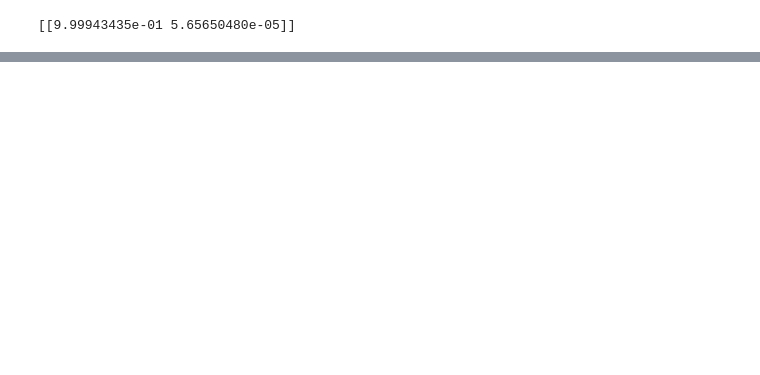
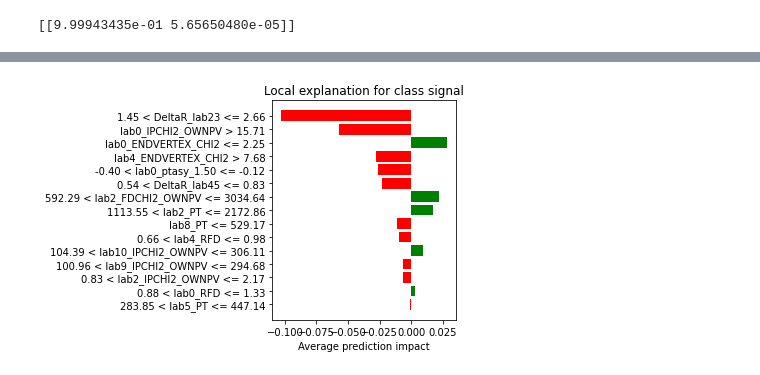
Before and after one commit to tomaszrajchel/thesis, a Jupyter notebook: lime_explanations.ipynb, the cells around one changed output, grey strips where cells are left out. Saved outputs shown, nothing was run; the diff lists cells and outputs as text; code cells hidden in the pictures; blank space fills up the shorter version.

Commit message:
add more LIME explanations

```diff
--- a/lime_explanations.ipynb
+++ b/lime_explanations.ipynb
@@ -32,12 +34,14 @@ test_data_matrix = prepare_test_data_matrix(data_test, feature_names)
 data_train = prepare_train_data(data, SPLIT_FRACTION)
 train_data_matrix = prepare_train_data_matrix(data_test, feature_names)
 
-X = data[feature_names]
 
 booster = xgb.Booster()
 booster.load_model("./output/booster.bin")
 booster.feature_names = feature_names # save_model does not save feature names
+booster.feature_types = ['float' for x in range(len(feature_names))]
 
+
+numpy_data = data[feature_names].to_numpy()
 numpy_data_train = data_train[feature_names].to_numpy()
 numpy_data_test = data_test[feature_names].to_numpy()
 # %%
@@ -71,6 +75,6 @@ print(xgb_wrapped_predict(first_instance))
 # %% [output]
 [[9.99943435e-01 5.65650480e-05]]
 # %%
-exp = explainer.explain_instance(first_instance, xgb_wrapped_predict, num_features=20)
-exp.show_in_notebook(show_table=True)
+exp1 = explainer.explain_instance(first_instance, xgb_wrapped_predict, num_features=20)
+exp1.show_in_notebook(show_table=True)
 # %% [output]
@@ -79,2 +83,9 @@ Prediction_local [-0.08765728]
 Right: 5.656504799844697e-05
 [interactive output not drawn]
+# %%
+exp1.as_pyplot_figure(label=1)
+plt.xlabel("Average prediction impact")
+plt.tight_layout()
+# plt.savefig("img/lime_single_explanation.png")
+# %% [output]
+[figure, added]
```
Also changed, not shown: parts of 11 cells of this notebook, 1 other file.
